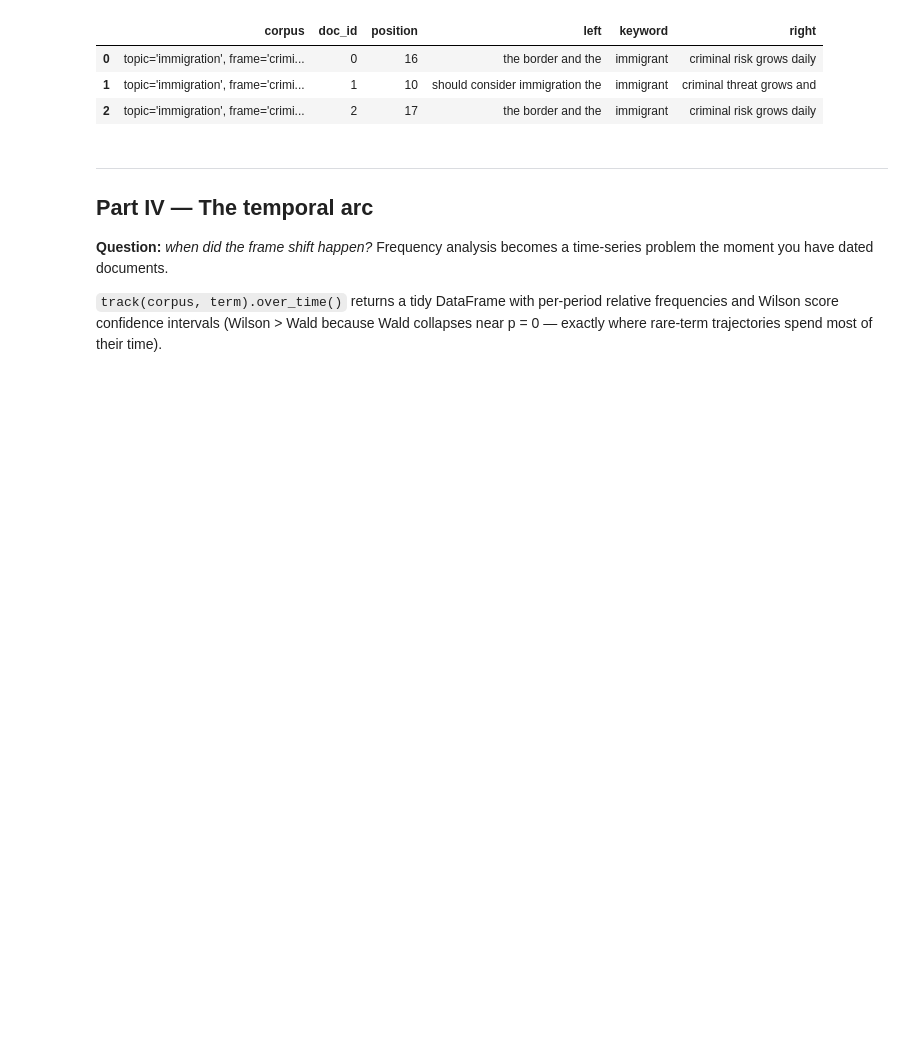
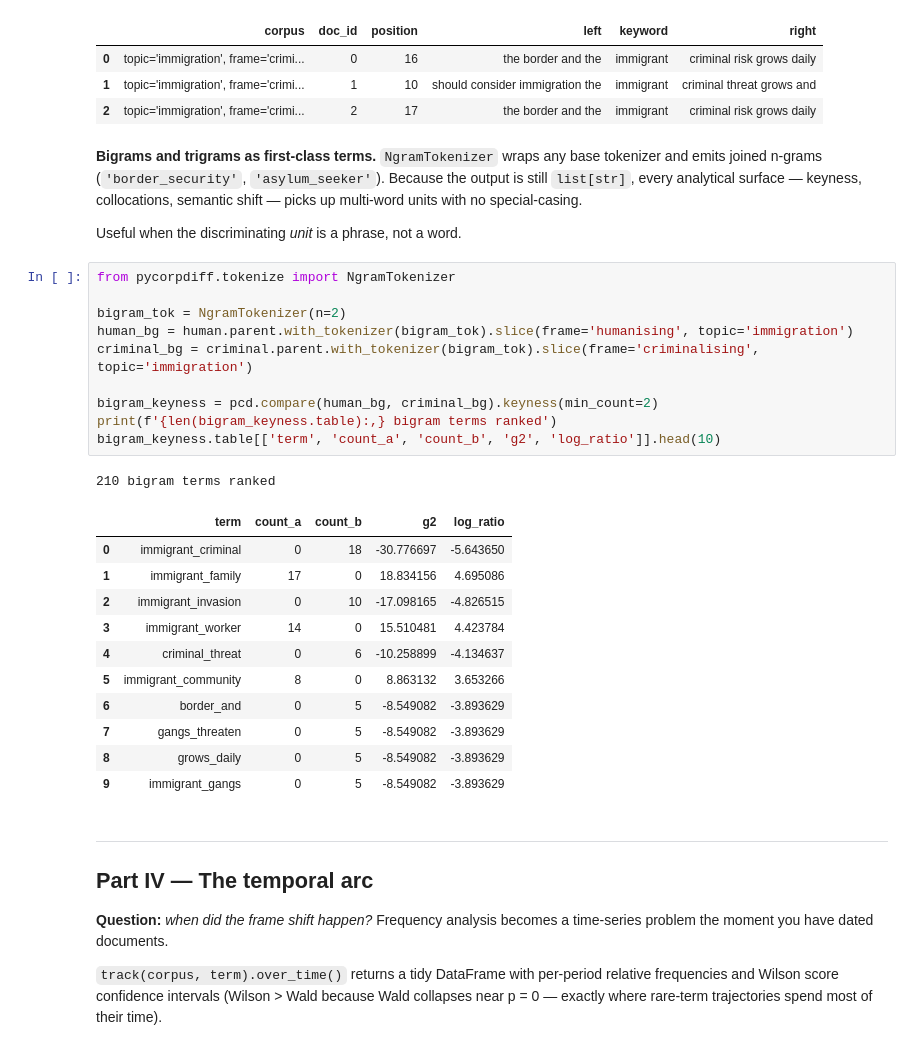
Before and after one commit to jturner-uofl/pycorpdiff, a Jupyter notebook: examples/pycorpdiff_showcase.ipynb, the cells around one changed output. Saved outputs shown, nothing was run; the diff lists cells and outputs as text; blank space fills up the shorter version.

```diff
--- a/examples/pycorpdiff_showcase.ipynb
+++ b/examples/pycorpdiff_showcase.ipynb
@@ -207,6 +273,33 @@ shift.explain('criminal', n=3).table
 | 0 | topic='immigration', frame='crimi... | 0 | 16 | the border and the | immigrant | criminal risk grows daily |
 | 1 | topic='immigration', frame='crimi... | 1 | 10 | should consider immigration the | immigrant | criminal threat grows and |
 | 2 | topic='immigration', frame='crimi... | 2 | 17 | the border and the | immigrant | criminal risk grows daily |
+# %% [markdown]
+**Bigrams and trigrams as first-class terms.** `NgramTokenizer` wraps any base tokenizer and emits joined n-grams (`'border_security'`, `'asylum_seeker'`). Because the output is still `list[str]`, every analytical surface — keyness, collocations, semantic shift — picks up multi-word units with no special-casing.
+
+Useful when the discriminating *unit* is a phrase, not a word.
+# %%
+from pycorpdiff.tokenize import NgramTokenizer
+
+bigram_tok = NgramTokenizer(n=2)
+human_bg = human.parent.with_tokenizer(bigram_tok).slice(frame='humanising', topic='immigration')
+criminal_bg = criminal.parent.with_tokenizer(bigram_tok).slice(frame='criminalising', topic='immigration')
+
+bigram_keyness = pcd.compare(human_bg, criminal_bg).keyness(min_count=2)
+print(f'{len(bigram_keyness.table):,} bigram terms ranked')
+bigram_keyness.table[['term', 'count_a', 'count_b', 'g2', 'log_ratio']].head(10)
+# %% [output]
+210 bigram terms ranked
+|  | term | count_a | count_b | g2 | log_ratio |
+| 0 | immigrant_criminal | 0 | 18 | -30.776697 | -5.643650 |
+| 1 | immigrant_family | 17 | 0 | 18.834156 | 4.695086 |
+| 2 | immigrant_invasion | 0 | 10 | -17.098165 | -4.826515 |
+| 3 | immigrant_worker | 14 | 0 | 15.510481 | 4.423784 |
+| 4 | criminal_threat | 0 | 6 | -10.258899 | -4.134637 |
+| 5 | immigrant_community | 8 | 0 | 8.863132 | 3.653266 |
+| 6 | border_and | 0 | 5 | -8.549082 | -3.893629 |
+| 7 | gangs_threaten | 0 | 5 | -8.549082 | -3.893629 |
+| 8 | grows_daily | 0 | 5 | -8.549082 | -3.893629 |
+| 9 | immigrant_gangs | 0 | 5 | -8.549082 | -3.893629 |
 # %% [markdown]
 ---
 
```
Also changed, not shown: parts of 13 cells of this notebook, 1 other file.
